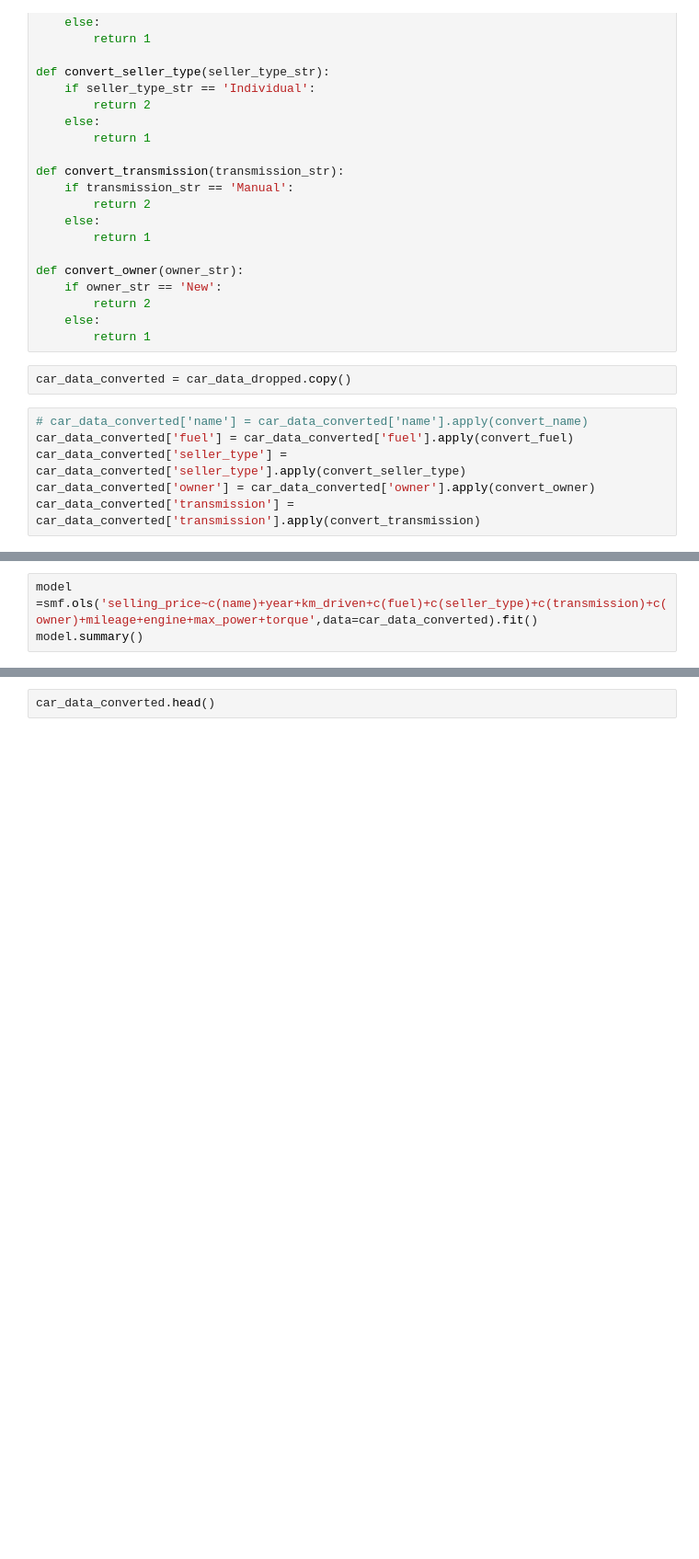
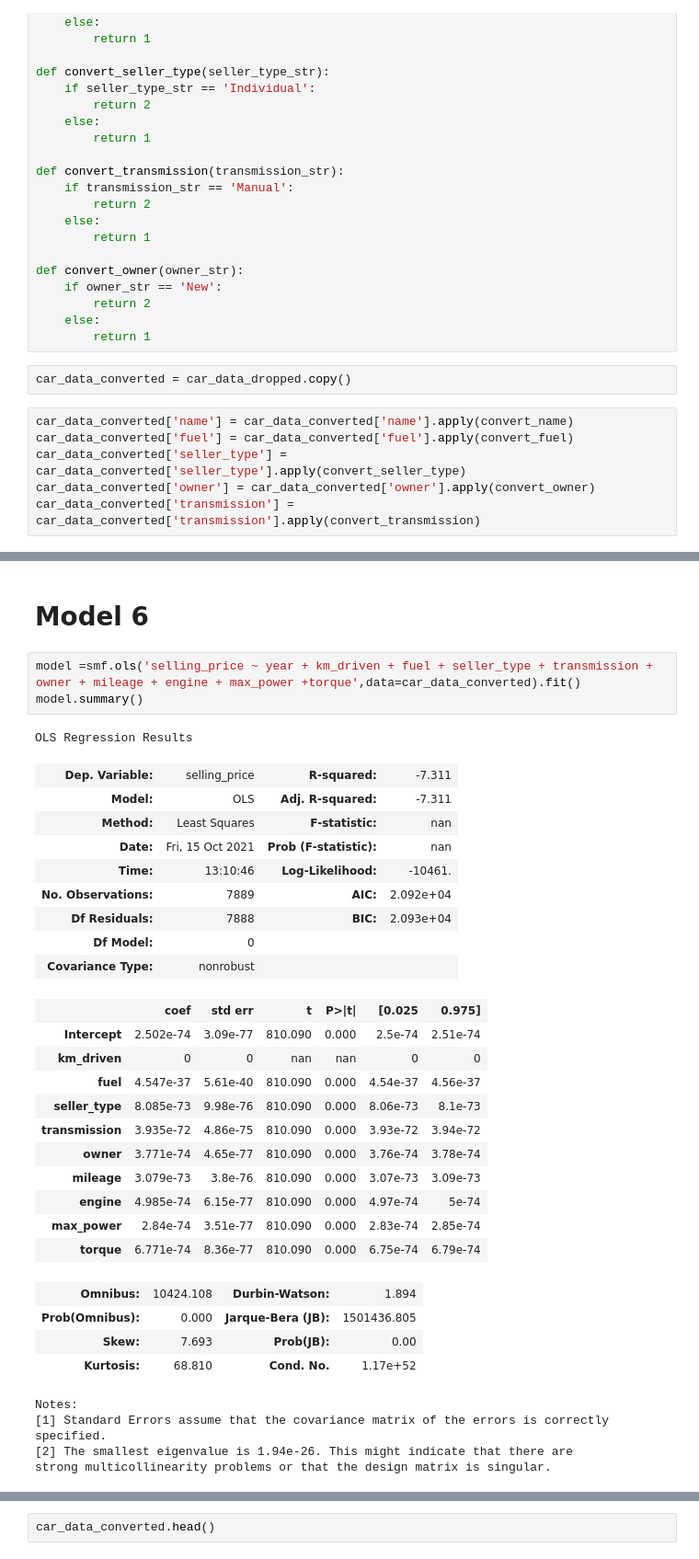
Before and after one commit to CharudattaManwatkar/lra_final_project_group_17, a Jupyter notebook: LRA_final_project.ipynb, the cells around one changed output, grey strips where cells are left out. Shown: that part at 92% size. Drawn from its saved outputs; the diff is of its cells as text; blank space fills up the shorter version.

```diff
--- a/LRA_final_project.ipynb
+++ b/LRA_final_project.ipynb
@@ -786,7 +788,7 @@ def convert_owner(owner_str):
 # %%
 car_data_converted = car_data_dropped.copy()
 # %%
-# car_data_converted['name'] = car_data_converted['name'].apply(convert_name)
+car_data_converted['name'] = car_data_converted['name'].apply(convert_name)
 car_data_converted['fuel'] = car_data_converted['fuel'].apply(convert_fuel)
 car_data_converted['seller_type'] = car_data_converted['seller_type'].apply(convert_seller_type)
 car_data_converted['owner'] = car_data_converted['owner'].apply(convert_owner)
@@ -798,6 +838,38 @@ box_cox(car_data_converted)
+# %% [markdown]
+# Model 6
 # %%
-model =smf.ols('selling_price~c(name)+year+km_driven+c(fuel)+c(seller_type)+c(transmission)+c(owner)+mileage+engine+max_power+torque',data=car_data_converted).fit()
+model =smf.ols('selling_price ~ year + km_driven + fuel + seller_type + transmission + owner + mileage + engine + max_power +torque',data=car_data_converted).fit()
 model.summary()
+# %% [output]
+OLS Regression Results
+| Dep. Variable: | selling_price | R-squared: | -7.311 |
+| Model: | OLS | Adj. R-squared: | -7.311 |
+| Method: | Least Squares | F-statistic: | nan |
+| Date: | Fri, 15 Oct 2021 | Prob (F-statistic): | nan |
+| Time: | 13:10:46 | Log-Likelihood: | -10461. |
+| No. Observations: | 7889 | AIC: | 2.092e+04 |
+| Df Residuals: | 7888 | BIC: | 2.093e+04 |
+| Df Model: | 0 |  |  |
+| Covariance Type: | nonrobust |  |  |
+|  | coef | std err | t | P>|t| | [0.025 | 0.975] |
+| Intercept | 2.502e-74 | 3.09e-77 | 810.090 | 0.000 | 2.5e-74 | 2.51e-74 |
+| km_driven | 0 | 0 | nan | nan | 0 | 0 |
+| fuel | 4.547e-37 | 5.61e-40 | 810.090 | 0.000 | 4.54e-37 | 4.56e-37 |
+| seller_type | 8.085e-73 | 9.98e-76 | 810.090 | 0.000 | 8.06e-73 | 8.1e-73 |
+| transmission | 3.935e-72 | 4.86e-75 | 810.090 | 0.000 | 3.93e-72 | 3.94e-72 |
+| owner | 3.771e-74 | 4.65e-77 | 810.090 | 0.000 | 3.76e-74 | 3.78e-74 |
+| mileage | 3.079e-73 | 3.8e-76 | 810.090 | 0.000 | 3.07e-73 | 3.09e-73 |
+| engine | 4.985e-74 | 6.15e-77 | 810.090 | 0.000 | 4.97e-74 | 5e-74 |
+| max_power | 2.84e-74 | 3.51e-77 | 810.090 | 0.000 | 2.83e-74 | 2.85e-74 |
+| torque | 6.771e-74 | 8.36e-77 | 810.090 | 0.000 | 6.75e-74 | 6.79e-74 |
+| Omnibus: | 10424.108 | Durbin-Watson: | 1.894 |
+| Prob(Omnibus): | 0.000 | Jarque-Bera (JB): | 1501436.805 |
+| Skew: | 7.693 | Prob(JB): | 0.00 |
+| Kurtosis: | 68.810 | Cond. No. | 1.17e+52 |
+Notes:
+[1] Standard Errors assume that the covariance matrix of the errors is correctly specified.
+[2] The smallest eigenvalue is 1.94e-26. This might indicate that there are
+strong multicollinearity problems or that the design matrix is singular.
 # %%
 #Breusch-Pagan for Heteroskedasticity
 from statsmodels.stats.diagnostic import het_breuschpagan
```
Also changed, not shown: parts of 5 cells of this notebook.
